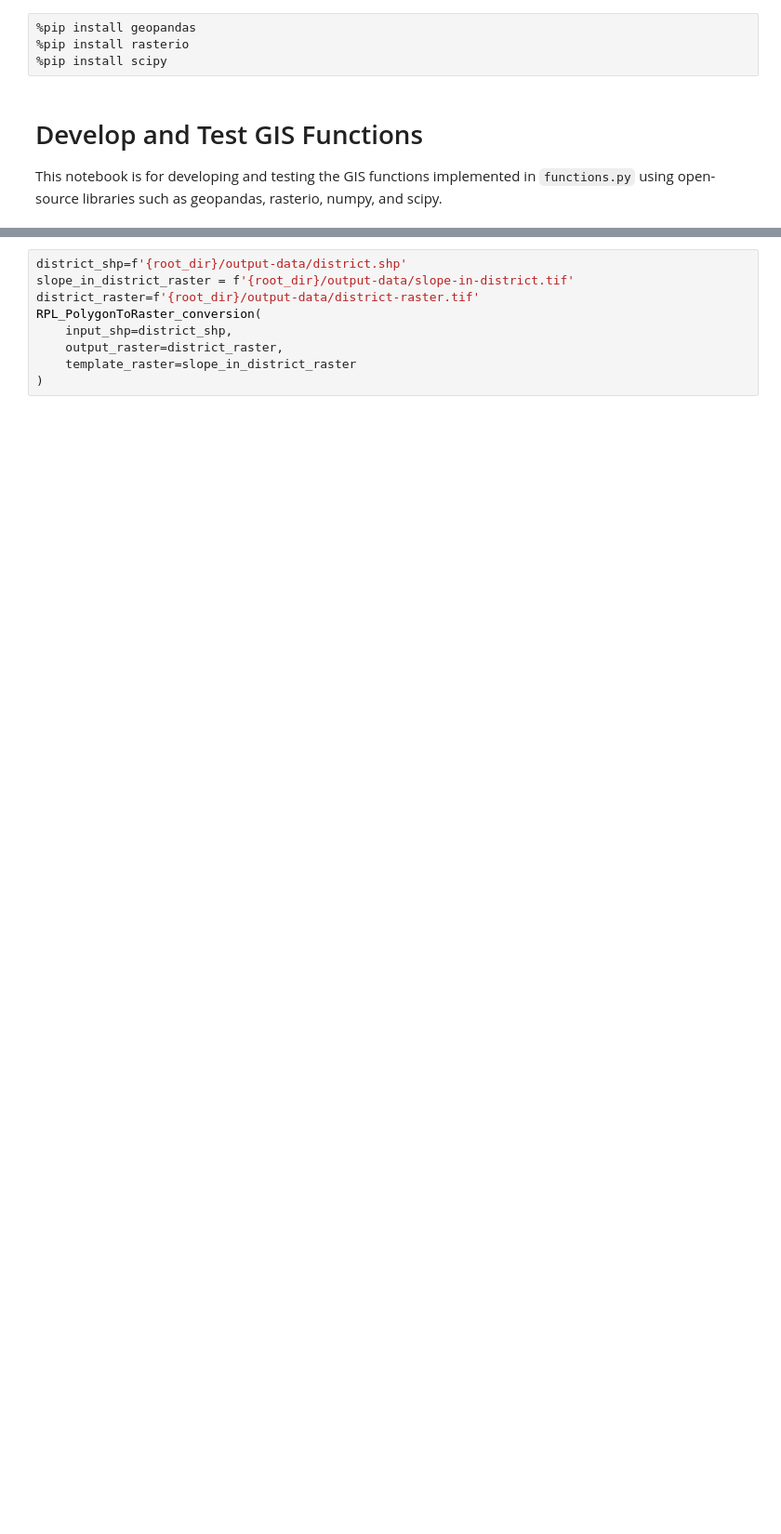
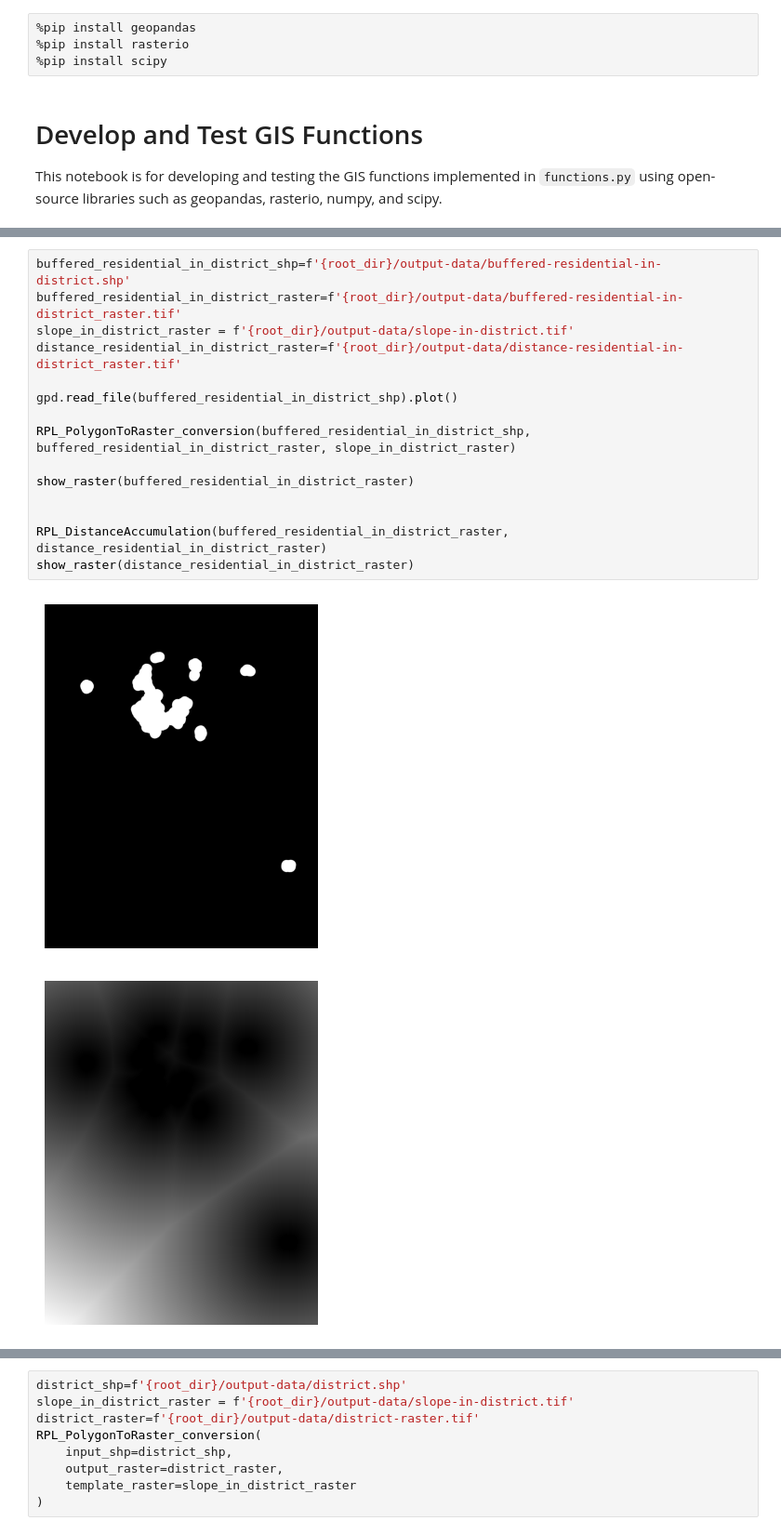
Before and after one commit to landyking/site-analyzer, a Jupyter notebook: experiments/gistest.ipynb, the cells around one changed output, grey strips where cells are left out. Shown at 93% size. Drawn from its saved outputs; the diff is of its cells as text; blank space fills up the shorter version.

Commit message:
Done `RPL_DistanceAccumulation`

```diff
--- a/experiments/gistest.ipynb
+++ b/experiments/gistest.ipynb
@@ -178,0 +232,18 @@ def RPL_PolygonToRaster_conversion(input_shp, output_raster, template_raster):
+# %%
+buffered_residential_in_district_shp=f'{root_dir}/output-data/buffered-residential-in-district.shp'
+buffered_residential_in_district_raster=f'{root_dir}/output-data/buffered-residential-in-district_raster.tif'
+slope_in_district_raster = f'{root_dir}/output-data/slope-in-district.tif'
+distance_residential_in_district_raster=f'{root_dir}/output-data/distance-residential-in-district_raster.tif'
+
+gpd.read_file(buffered_residential_in_district_shp).plot()
+
+RPL_PolygonToRaster_conversion(buffered_residential_in_district_shp, buffered_residential_in_district_raster, slope_in_district_raster)
+
+show_raster(buffered_residential_in_district_raster)
+
+
+RPL_DistanceAccumulation(buffered_residential_in_district_raster, distance_residential_in_district_raster)
+show_raster(distance_residential_in_district_raster)
+# %% [output]
+[figure, added]
+[figure, added]
```
Also changed, not shown: parts of 8 cells of this notebook, 1 other file.
